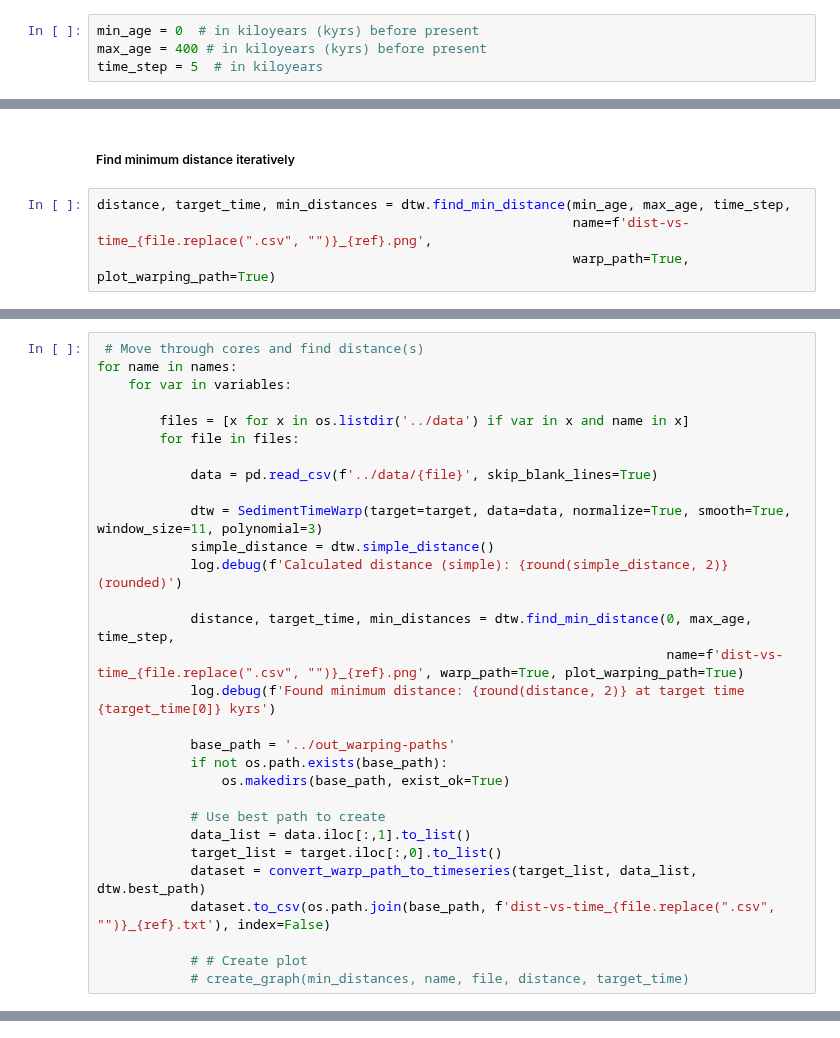
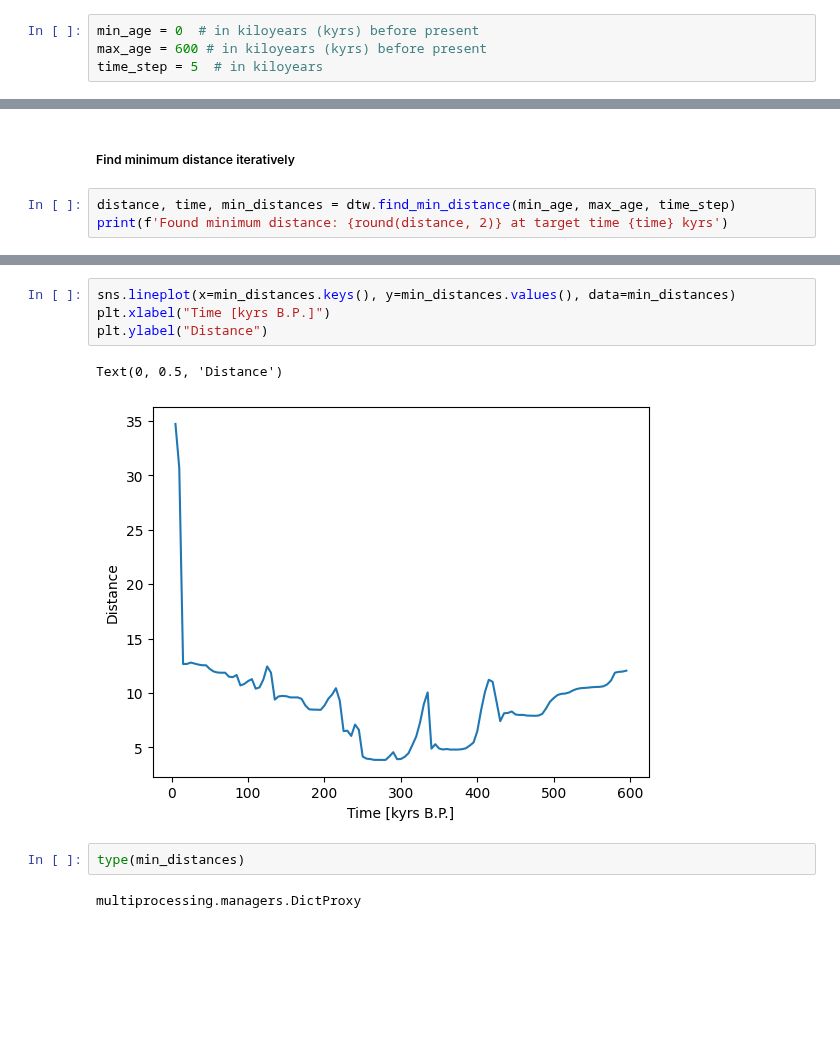
Before and after one commit to andreas-paul/dtw, a Jupyter notebook: src/main-analysis.ipynb, the cells around one changed output, grey strips where cells are left out. Drawn from its saved outputs; the diff is of its cells as text; blank space fills up the shorter version.

Commit message:
Parallelized algorithm to find minimum distance between two time-series

```diff
--- a/src/main-analysis.ipynb
+++ b/src/main-analysis.ipynb
@@ -25,7 +23,7 @@ The autoreload extension is already loaded. To reload it, use:
 For example, if biostratigraphic data indicates that the age of oldest sediments in the core cannot exceed 245,000 years, set the `max_age` variable to 245. Similarly, set the `min_age` variable to the minimum age you expect the core top to be. For piston core from the ocean bottom, it is a good idea to set this to 0, but if data is available, such as for example the topmost 10k years are missing, this variable can be set to start at something else than 0.
 # %%
 min_age = 0  # in kiloyears (kyrs) before present
-max_age = 400 # in kiloyears (kyrs) before present
+max_age = 600 # in kiloyears (kyrs) before present
 time_step = 5  # in kiloyears
 # %% [markdown]
 #### Set parameters for the run
@@ -102,7 +100,6 @@ print(round(simple_distance, 2))
 # %% [markdown]
 ##### Find minimum distance iteratively
 # %%
-distance, target_time, min_distances = dtw.find_min_distance(min_age, max_age, time_step,
-                                                             name=f'dist-vs-time_{file.replace(".csv", "")}_{ref}.png',
-                                                             warp_path=True, plot_warping_path=True)
+distance, time, min_distances = dtw.find_min_distance(min_age, max_age, time_step)
+print(f'Found minimum distance: {round(distance, 2)} at target time {time} kyrs')
 # %% [output]
@@ -113,30 +106,0 @@ print(f'Found minimum distance: {round(distance, 2)} at target time {target_time
-# %%
- # Move through cores and find distance(s)
-for name in names:
-    for var in variables:
-
-        files = [x for x in os.listdir('../data') if var in x and name in x]
-        for file in files:
-
-            data = pd.read_csv(f'../data/{file}', skip_blank_lines=True)
-
-            dtw = SedimentTimeWarp(target=target, data=data, normalize=True, smooth=True, window_size=11, polynomial=3)
-            simple_distance = dtw.simple_distance()
-            log.debug(f'Calculated distance (simple): {round(simple_distance, 2)} (rounded)')
-
-            distance, target_time, min_distances = dtw.find_min_distance(0, max_age, time_step,
-                                                                         name=f'dist-vs-time_{file.replace(".csv", "")}_{ref}.png', warp_path=True, plot_warping_path=True)
-            log.debug(f'Found minimum distance: {round(distance, 2)} at target time {target_time[0]} kyrs')
-
-            base_path = '../out_warping-paths'
-            if not os.path.exists(base_path):
-                os.makedirs(base_path, exist_ok=True)
-
-            # Use best path to create
-            data_list = data.iloc[:,1].to_list()
-            target_list = target.iloc[:,0].to_list()
-            dataset = convert_warp_path_to_timeseries(target_list, data_list, dtw.best_path)
-            dataset.to_csv(os.path.join(base_path, f'dist-vs-time_{file.replace(".csv", "")}_{ref}.txt'), index=False)
-
-            # # Create plot
-            # create_graph(min_distances, name, file, distance, target_time)
@@ -161,0 +107,11 @@ KeyboardInterrupt:
+# %%
+sns.lineplot(x=min_distances.keys(), y=min_distances.values(), data=min_distances)
+plt.xlabel("Time [kyrs B.P.]")
+plt.ylabel("Distance")
+# %% [output]
+Text(0, 0.5, 'Distance')
+[figure, added]
+# %%
+type(min_distances)
+# %% [output]
+multiprocessing.managers.DictProxy
```
Also changed, not shown: parts of 7 cells of this notebook, 5 other files.
